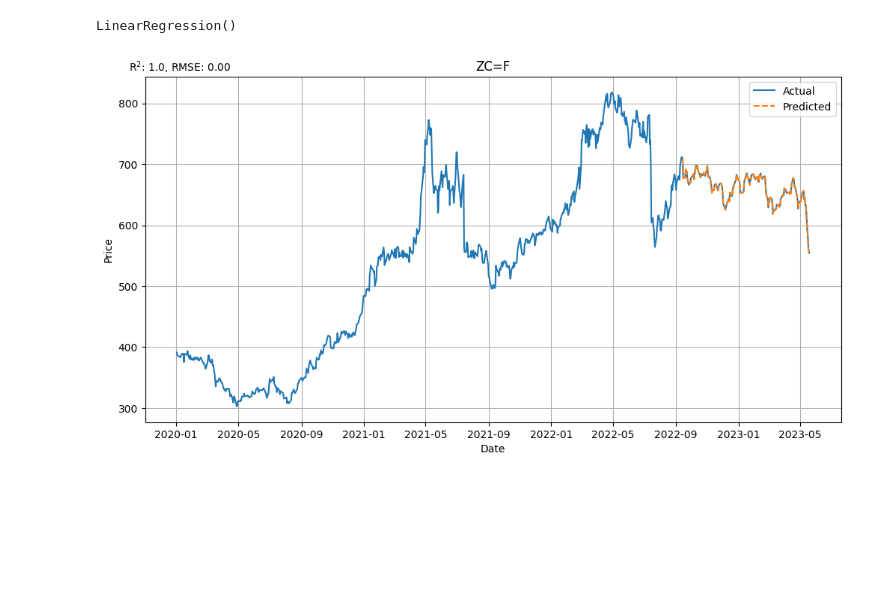
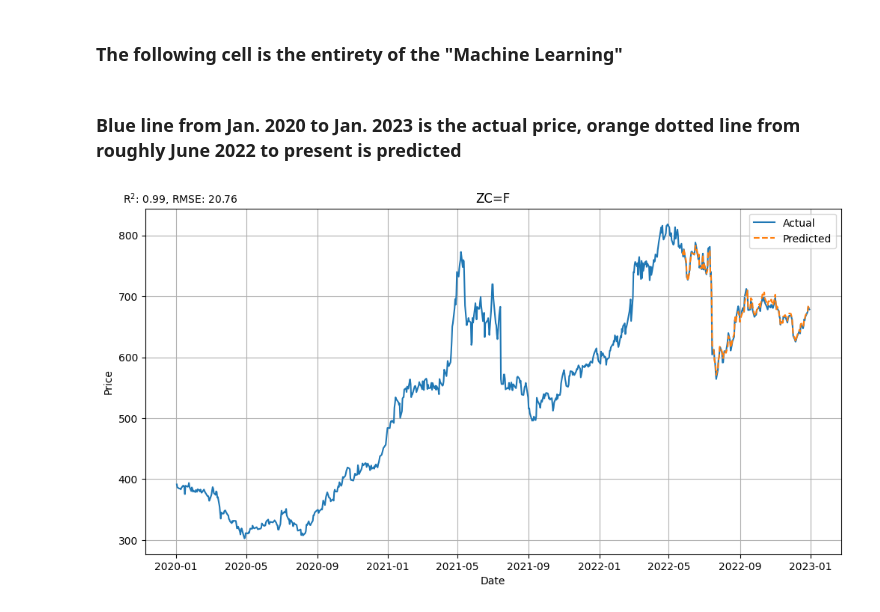
Before and after one commit to andystrub00/stock_ml_example, a Jupyter notebook: train_models.ipynb, the cells around one changed output. Saved outputs shown, nothing was run; the diff lists cells and outputs as text; code cells hidden in the pictures; blank space fills up the shorter version.

```diff
--- a/train_models.ipynb
+++ b/train_models.ipynb
@@ -18,16 +20,23 @@ warnings.filterwarnings("ignore", category=RuntimeWarning)
 # Get the 'stock' data for July Corn
 ticker="ZC=F"
 full_stock_data = get_full_stock_data(ticker=ticker, start_date="2020-01-01", end_date="2022-12-31")
+
+# Remove the direct price data from the dataset we will train on.
+X = full_stock_data.drop(['Open', 'High', 'Low', 'Close', 'Adj Close', 'others_dr', 'others_dlr','others_cr'], axis=1)
+
+# Set the close price as our "goal" dataset. E.g, use X to try and predict y
+y = full_stock_data['Close']
-# %%
-# Remove the direct price data from the dataset we will train on.
-X = full_stock_data.drop(['Open', 'High', 'Low', 'Close', 'Adj Close'], axis=1)
-
-# Set the close price as our "goal" dataset. E.g, use X to try and predict y
-y = full_stock_data['Close']
+# %% [markdown]
+### The following cell is the entirety of the "Machine Learning"
 # %%
 # Split the data into 80% training data, and 20% testing data. E.g 2020-01-01 to ~ 2022-06-01 will be train, J
 X_train, X_test, y_train, y_test = train_test_split(X, y, test_size=0.2, shuffle=False)
+
+# Initilize the model and fit (train) the model
 model = LinearRegression()
 model.fit(X_train, y_train)
+
+# Make the Predictions
+y_pred = model.predict(X_test)
+r2 = r2_score(y_test, y_pred)
+rmse = mean_squared_error(y_test, y_pred, squared=True)
-# %% [output]
-LinearRegression()
@@ -38,16 +43,19 @@ rmse = mean_squared_error(y_test, y_pred, squared=True)
+# %% [markdown]
+### Blue line from Jan. 2020 to Jan. 2023 is the actual price, orange dotted line from roughly June 2022 to present is predicted
 # %%
 fig, ax = plt.subplots(figsize=(12,6))
 
 ax.plot(y_train.index, y_train.values, c='#1f77b4')
 ax.plot(y_test.index, y_test.values, label='Actual', c='#1f77b4', zorder=-5)
 ax.plot(y_test.index, y_pred, label='Predicted', ls='--', c='#ff7f0e')
+
 ax.legend()
 ax.set_title("{}".format(ticker))
 
 
-ax.text(0.05, 1.05, r'R$^2$' + ': {}, RMSE: {:.2f}'.format(r2, rmse), transform=ax.transAxes, horizontalalignment='center', verticalalignment='top')
+ax.text(0.05, 1.05, r'R$^2$' + ': {:,.2f}, RMSE: {:.2f}'.format(r2, rmse), transform=ax.transAxes, horizontalalignment='center', verticalalignment='top')
 ax.set_xlabel('Date')
 ax.set_ylabel('Price')
 ax.grid()
 # %% [output]
-[figure, old version]
+[figure, new version]
```
Also changed, not shown: parts of 12 cells of this notebook.
